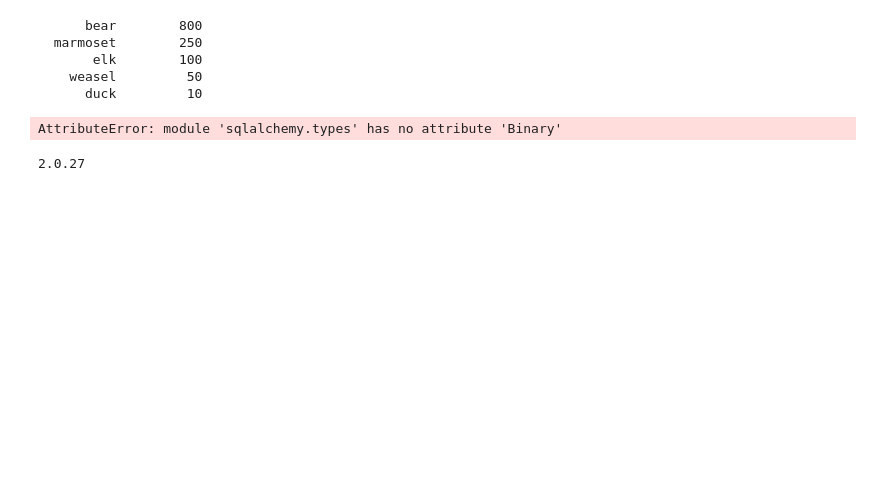
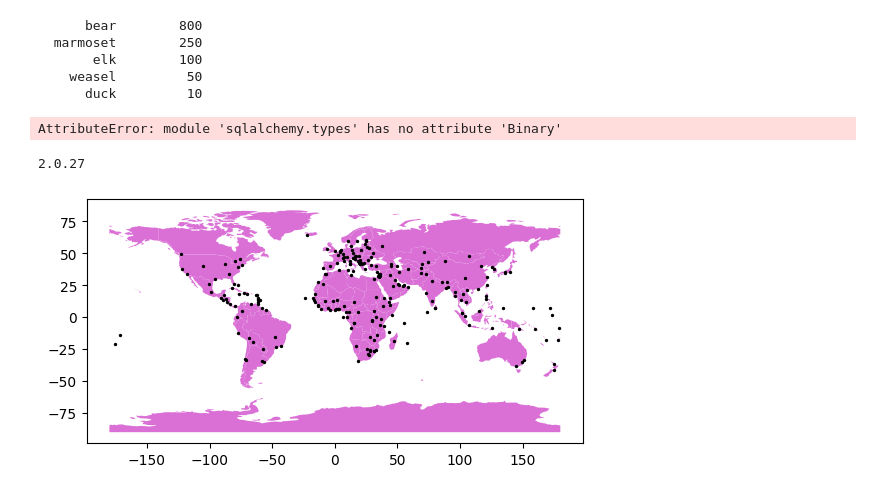
Before and after one commit to BobJackson/introduce-python, a Jupyter notebook: ch21.ipynb, the cells around one changed output. Drawn from its saved outputs; the diff is of its cells as text; code cells hidden in the pictures; blank space fills up the shorter version.

```diff
--- a/ch21.ipynb
+++ b/ch21.ipynb
@@ -30,3 +30,18 @@ print(sqlalchemy.__version__)
 # 2.0.27, it removed the att types
 # %% [output]
 2.0.27
+# %%
+import geopandas
+import matplotlib.pyplot as plt
+
+world_file = geopandas.datasets.get_path('naturalearth_lowres')
+world = geopandas.read_file(world_file)
+
+cities_file = geopandas.datasets.get_path('naturalearth_cities')
+cities = geopandas.read_file(cities_file)
+
+base = world.plot(color='orchid')
+cities.plot(ax=base, color='black', markersize=2);
+plt.show()
+# %% [output]
+[figure, added]
```
